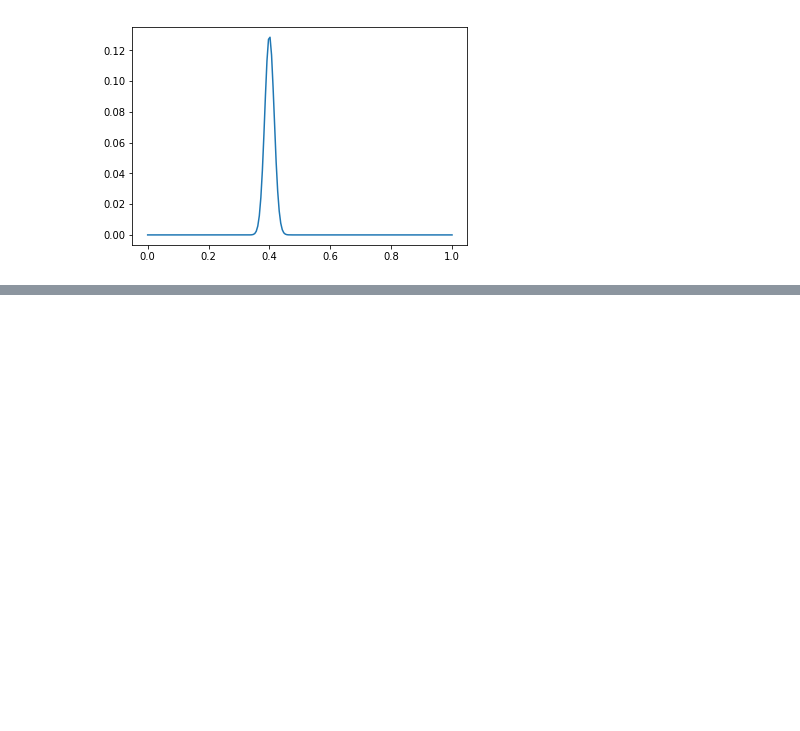
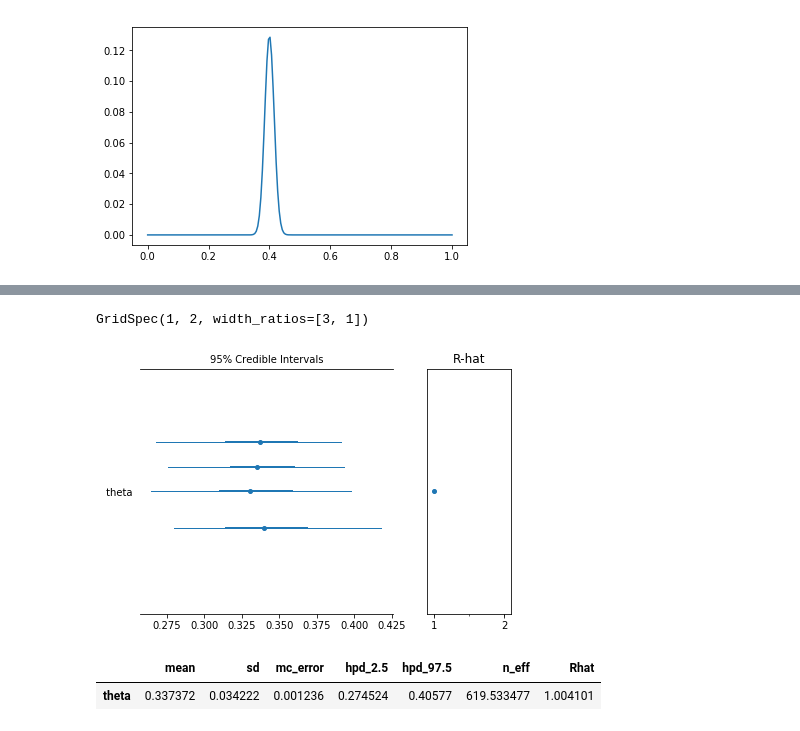
Before and after one commit to lhqing/reading_notes, a Jupyter notebook: Bayesian Analysis with Python/1-Basic.ipynb, the cells around one changed output, grey strips where cells are left out. Saved outputs shown, nothing was run; the diff lists cells and outputs as text; code cells hidden in the pictures; blank space fills up the shorter version.

```diff
--- a/Bayesian Analysis with Python/1-Basic.ipynb
+++ b/Bayesian Analysis with Python/1-Basic.ipynb
@@ -64,0 +96,10 @@ plt.plot(grid, posterior)
+# %%
+pm.forestplot(trace, varnames=['theta'])
+# %% [output]
+GridSpec(1, 2, width_ratios=[3, 1])
+[figure, added]
+# %%
+pm.summary(trace)
+# %% [output]
+|  | mean | sd | mc_error | hpd_2.5 | hpd_97.5 | n_eff | Rhat |
+| theta | 0.337372 | 0.034222 | 0.001236 | 0.274524 | 0.40577 | 619.533477 | 1.004101 |
```
Also changed, not shown: parts of 11 cells of this notebook, 2 other files.
